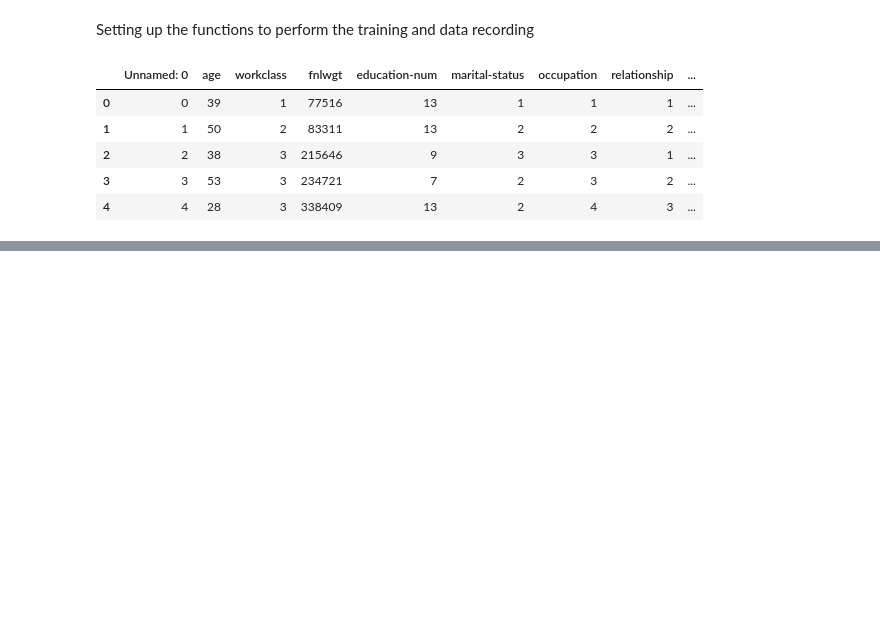
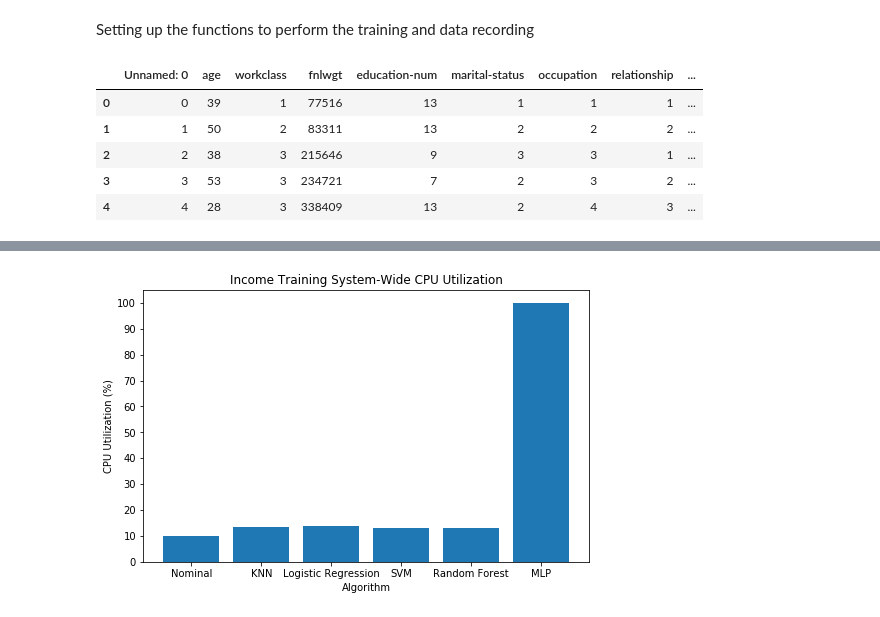
Before and after one commit to jalling97/EECE5643_ML_Algo_Analysis, a Jupyter notebook: income/income_train.ipynb, the cells around one changed output, grey strips where cells are left out. Cells and saved outputs as stored; diff of their text form; code cells hidden in the pictures; blank space fills up the shorter version.

```diff
--- a/income/income_train.ipynb
+++ b/income/income_train.ipynb
@@ -132,10 +134,17 @@ def random_forest_trainer(features,labels,train_count):
 #train_times = random_forest_trainer(features,labels,train_count=10)
 #print("done!")
 # %%
-knn_times = knn_trainer(features,labels,train_count=10)
-lr_times = logistic_regression_trainer(features,labels,train_count=10)
-svm_times = svm_trainer(features,labels,train_count=5)
-rf_times = random_forest_trainer(features,labels,train_count=10)
-mlp_times = multilayer_perceptron_trainer(features,labels,train_count=5)
+nom_util = psutil.cpu_percent(interval=1)
+KNN, knn_f_test, knn_l_test, knn_times = knn_trainer(features,labels,train_count=10)
+knn_util = psutil.cpu_percent(interval=None)
+LR, lr_f_test, lr_l_test, lr_times = logistic_regression_trainer(features,labels,train_count=10)
+lr_util = psutil.cpu_percent(interval=None)
+SVM, svm_f_test, svm_l_test, svm_times = svm_trainer(features,labels,train_count=10)
+svm_util = psutil.cpu_percent(interval=None)
+RF, rf_f_test, rf_l_test, rf_times = random_forest_trainer(features,labels,train_count=10)
+rf_util = psutil.cpu_percent(interval=None)
+MLP, mlp_f_test, mlp_l_test, mlp_times = multilayer_perceptron_trainer(features,labels,train_count=10)
+mlp_util = psutil.cpu_percent(interval=None)
+print('finished training!')
 # %% [output]
 round 0
@@ -145,0 +161,3 @@ round 0
+# %%
+cpu_array = [nom_util, knn_util, lr_util, svm_util, rf_util, mlp_util]
+print(cpu_array)
@@ -160,0 +181,12 @@ plt.show()
+# %%
+plt.figure(figsize=(8,5))
+plt.bar(range(len(cpu_array)), cpu_array)
+plt.title('Income Training System-Wide CPU Utilization')
+plt.xticks(range(len(cpu_array)), ['Nominal','KNN','Logistic Regression','SVM','Random Forest','MLP'])
+plt.yticks([0,10,20,30,40,50,60,70,80,90,100])
+plt.ylabel('CPU Utilization (%)')
+plt.xlabel('Algorithm')
+plt.savefig('income_training_cpu_utilization.png')
+plt.show()
+# %% [output]
+[figure, added]
```
Also changed, not shown: parts of 15 cells of this notebook, 9 other files.
